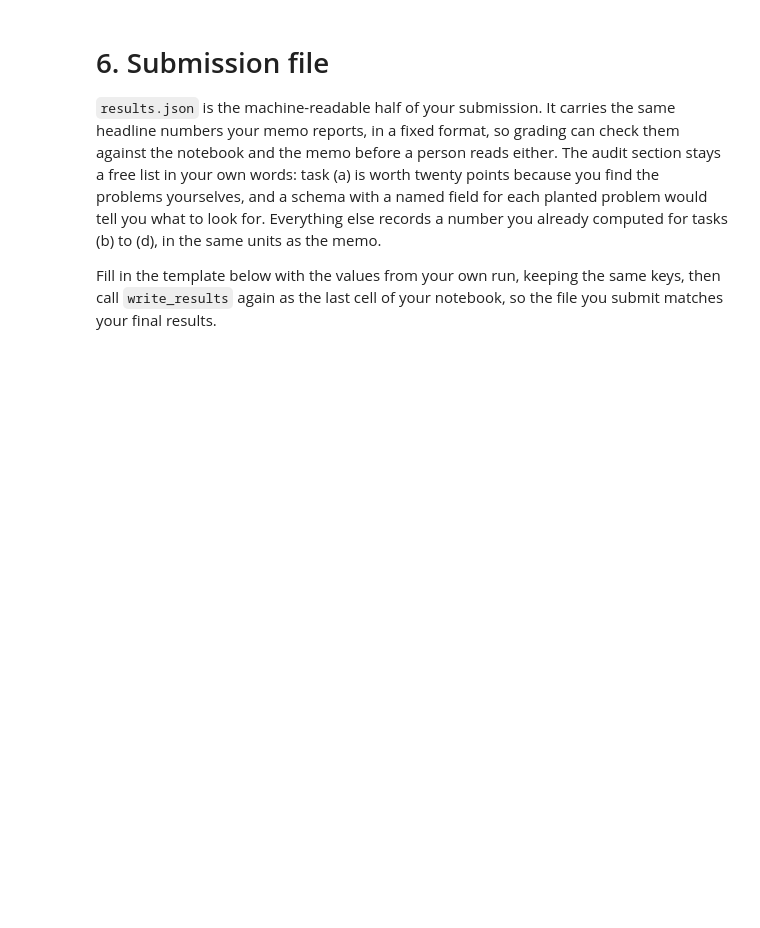
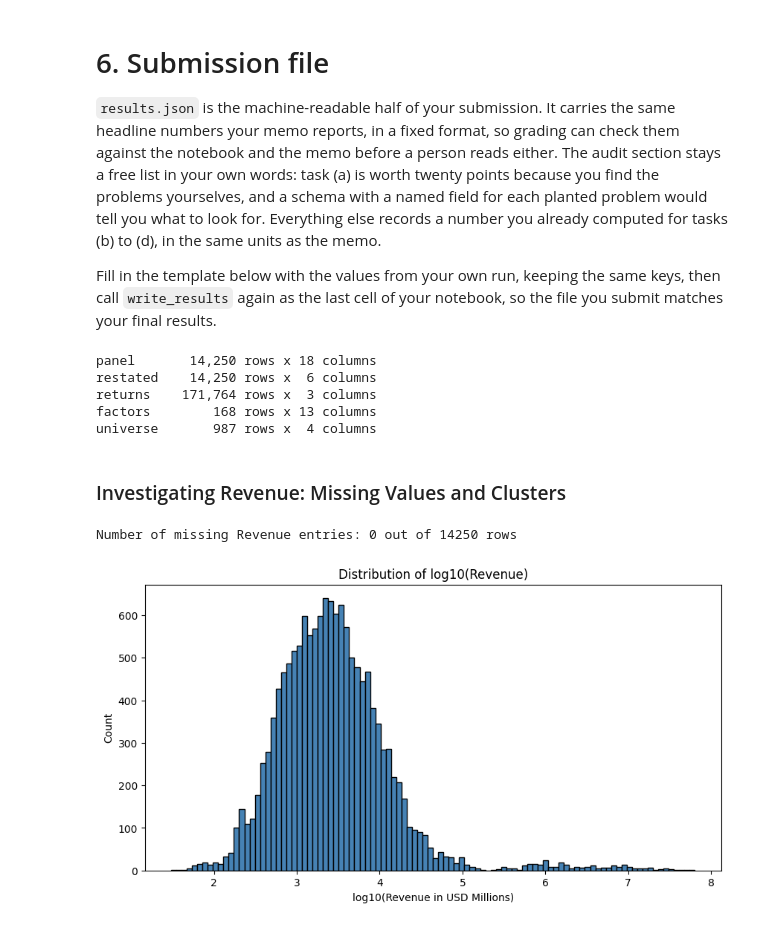
Before and after one commit to kayainmyself-hue/group-assignment, a Jupyter notebook: notebooks/Python/groupwork/Group_Work_AS_2026.ipynb, the cells around one changed output. Cells and saved outputs as stored; diff of their text form; code cells hidden in the pictures; blank space fills up the shorter version.

```diff
--- a/notebooks/Python/groupwork/Group_Work_AS_2026.ipynb
+++ b/notebooks/Python/groupwork/Group_Work_AS_2026.ipynb
@@ -381,3 +383,50 @@ def write_results(data, path="results.json"):
 # Fill in RESULTS_TEMPLATE (or build your own dict with the same keys) with your own numbers, then call
 # write_results again as the last cell of your notebook.
 write_results(RESULTS_TEMPLATE)
+# %%
+import os
+import pandas as pd
+
+DATA_URL = os.environ.get("ESG2026_DATA", "https://raw.githubusercontent.com/umatter/EDFB/main/data/esg2026/")
+
+panel    = pd.read_csv(DATA_URL + "firm_year_panel.csv")
+restated = pd.read_csv(DATA_URL + "esg_scores_restated.csv")
+returns  = pd.read_csv(DATA_URL + "stock_returns_monthly.csv")
+factors  = pd.read_csv(DATA_URL + "factors_monthly.csv")
+universe = pd.read_csv(DATA_URL + "universe_current.csv")
+
+for name, df in [("panel", panel), ("restated", restated), ("returns", returns), ("factors", factors), ("universe", universe)]:
+    print(f"{name:<9} {df.shape[0]:>8,} rows x {df.shape[1]:>2} columns")
+# %% [output]
+panel       14,250 rows x 18 columns
+restated    14,250 rows x  6 columns
+returns    171,764 rows x  3 columns
+factors        168 rows x 13 columns
+universe       987 rows x  4 columns
+# %% [markdown]
+### Investigating Revenue: Missing Values and Clusters
+# %%
+import numpy as np
+import pandas as pd
+import matplotlib.pyplot as plt
+
+# Count missing values in Revenue
+missing_revenue = panel['Revenue'].isna().sum()
+print(f"Number of missing Revenue entries: {missing_revenue} out of {len(panel)} rows\n")
+
+# Let's inspect log10(Revenue) to identify the separation point of the two clusters
+log_rev = np.log10(panel['Revenue'].dropna())
+
+# Let's plot the histogram with higher resolution to find the valley/boundary
+plt.figure(figsize=(10, 5))
+plt.hist(log_rev, bins=100, color='steelblue', edgecolor='black')
+plt.title("Distribution of log10(Revenue)")
+plt.xlabel("log10(Revenue in USD Millions)")
+plt.ylabel("Count")
+plt.show()
+
+# Based on the visual separation, we can print stats to locate the threshold programmatically
+# Let's find the company names/IDs that populate the smaller, distinct cluster (higher or lower mode)
+# %% [output]
+Number of missing Revenue entries: 0 out of 14250 rows
+[figure, added]
```
Also changed, not shown: parts of 2 cells of this notebook.
